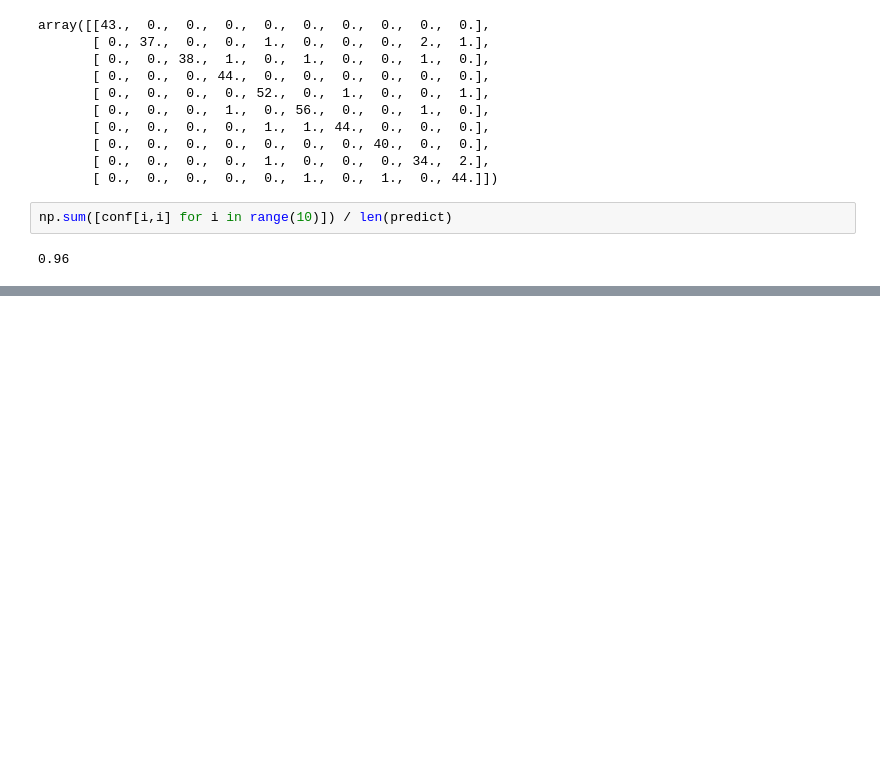
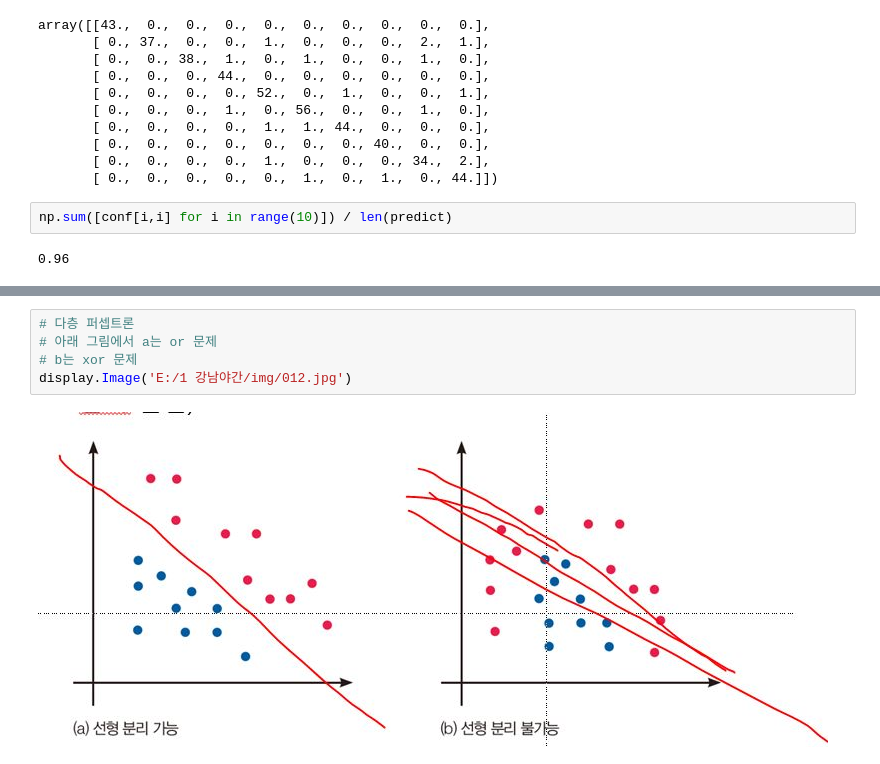
Before and after one commit to leekyuyoung4/ml0719, a Jupyter notebook: 신경망/신경망.ipynb, the cells around one changed output, grey strips where cells are left out. Saved outputs shown, nothing was run; the diff lists cells and outputs as text; blank space fills up the shorter version.

```diff
--- a/신경망/신경망.ipynb
+++ b/신경망/신경망.ipynb
@@ -237,0 +255,7 @@ np.sum([conf[i,i] for i in range(10)]) / len(predict)
+# %%
+# 다층 퍼셉트론
+# 아래 그림에서 a는 or 문제
+# b는 xor 문제
+display.Image('E:/1 강남야간/img/012.jpg')
+# %% [output]
+[figure, added]
```
Also changed, not shown: parts of 14 cells of this notebook, 7 other files.
